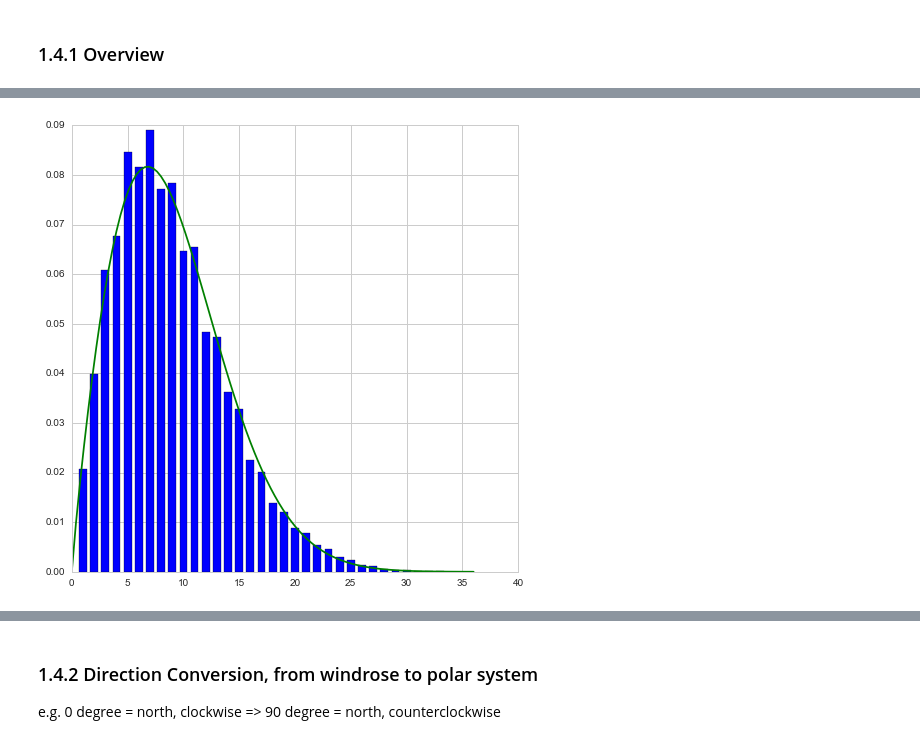
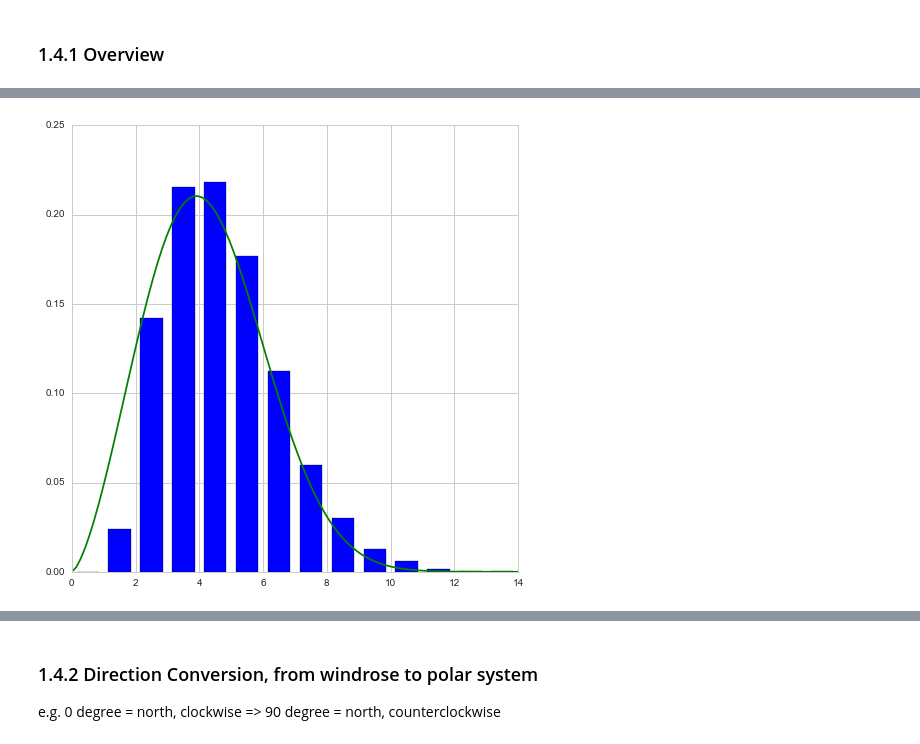
Before and after one commit to cqcn1991/Wind-Speed-Analysis, a Jupyter notebook: time_shift.ipynb, the cells around one changed output, grey strips where cells are left out. Cells and saved outputs as stored; diff of their text form; code cells hidden in the pictures.

```diff
--- a/time_shift.ipynb
+++ b/time_shift.ipynb
@@ -47,7 +23,7 @@ from helpers.data_reader import *
 # %%
 # ipath= './data/NCDC/uk/boscombe_down/dat.txt' # weird shape at 3, try 4
 # ipath= './data/NCDC/tiree.txt'
-ipath= "./data/NCDC/marham.txt"
+# ipath= "./data/NCDC/marham.txt"
 
 # ipath= "./data/NCDC/cheongju_intl/dat.txt"
 # ipath= "./data/NCDC/daegu_ab/dat.txt" # recent 5 year data is corrupted
@@ -95,14 +71,14 @@ ipath= "./data/NCDC/marham.txt"
 # ipath= "./data/NCDC/cn/zhengding/dat.txt" #  Initial data is weird
 
 # ipath= "./data/NCDC/cn/baoan_intl/dat.txt" # good, but 1个方向的数据过少，很难拟合
-# ipath= "./data/NCDC/cn/上海/虹桥/dat.txt" # good
-# ipath= "./data/NCDC/cn/上海/上海/dat.txt"
+ipath= "./data/NCDC/cn/上海/虹桥/dat.txt" # good
+# ipath= "./data/NCDC/cn/上海/pudong/dat.txt"
 # ipath= './data/NCDC/macau/dat.txt' # not good, feels like truncate data, try 4
 # ipath= "./data/NCDC/hk_intl/dat.txt" # truncate dataset
 
 ## US dataset, is mostly over a threshold, low wind speed is not complete
 # ipath= "./data/NCDC/us/sheboygan/dat.txt" # untruncate us dataset, but recent 5 year maybe corrupted
-# ipath= "./data/NCDC/us/sacramento_arp/dat.txt"  # truancate data
+# ipath= "./data/NCDC/us/sacramento_arp/dat.txt"
 # ipath= "./data/NCDC/us/st_louis_arp/9511346969491dat.txt"
 # ipath= './data/NCDC/us/huron/3461896967321dat.txt'
 # ipath= "./data/NCDC/us/baltimore/9963956959409dat.txt"
@@ -112,8 +88,6 @@ ipath= "./data/NCDC/marham.txt"
 # ipath= "./data/NCDC/us/olympia_airport/2647036962786dat.txt"
 # ipath= "./data/NCDC/us/sidney/6062326959357dat.txt"
 # ipath= "./data/NCDC/us/general_mitchell_intl/dat.txt"
-
-# not sample as %5, e.g. sampling time is 1852
 # ipath= "./data/NCDC/us/quad_city_arp/dat.txt"
 
 # ipath= "./data/cn_database/上海baoshan.txt"
@@ -142,10 +116,8 @@ else:
     df = read_cn_database(uipath)
     cn_database = True
 # %%
-# select year 1945-2014, dir < 999, speed<999
 df = df.query("(dir < 999) & (speed < 999) & \
-              (date >= 19800000) & (date < 20160000) & \
-              (HrMn % 5 == 0 )")
+              (date >= 19800000) & (date < 20160000) ")
 
 df.index= df['date']
 # Turn dir into [0,360), some station are[10,360],some are [0,350]
@@ -287,6 +259,8 @@ report_type_most_used = df.query("date >= 20000000 ")['type'].value_counts().arg
-# %%
-# Data Selection
-if "ciampino" in ipath:
-    df = df[(df['HrMn'] % 100 == 15)|(df['HrMn'] % 100 == 45)|(df['HrMn'] % 100 == 20)|(df['HrMn'] % 100 == 50)]
-else:
-    df = df.query('HrMn % 5 <= 0.1')
+# %%
+df['sample_time'] = df.HrMn % 100
+df.query("date >= 20000000 ")['sample_time'].value_counts().plot(
+    kind = 'bar', title = 'sampling time distribution')
+
+sampling_time_most_used = df.query("date >= 20000000 ")['sample_time'].value_counts().argmax()
+df = df.query("sample_time==@sampling_time_most_used")
+df.drop(['sample_time'], 1,inplace=True)
@@ -388,10 +369,9 @@ ax.set_legend()
 # %%
-ax = WindAxes.from_ax()
-bins=arange(min(df.speed), max(df.speed) + 1, 1)
-ax, _ = ax.pdf(df.speed, bins = bins)
+ax, _params = WindAxes.from_ax().pdf(df.speed,
+                                     bins=arange(0, max(df.speed)))
 weibull_params = sp.stats.exponweib.fit(df.speed, floc=0, f0=1)
 # %% [output]
-[figure, old version]
+[figure, new version]
 # %%
 sample = df.speed
 ecdf = sm.distributions.ECDF(sample)
```
Also changed, not shown: parts of 53 cells of this notebook, 3 other files.
